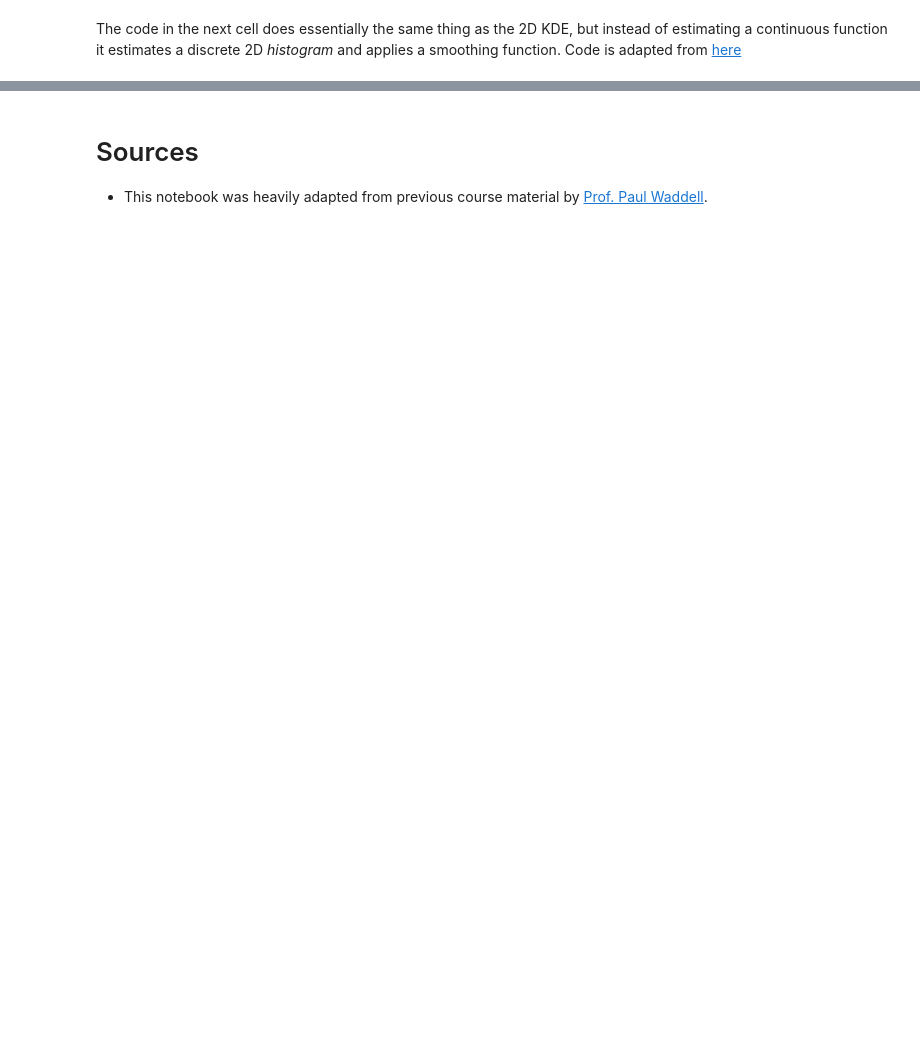
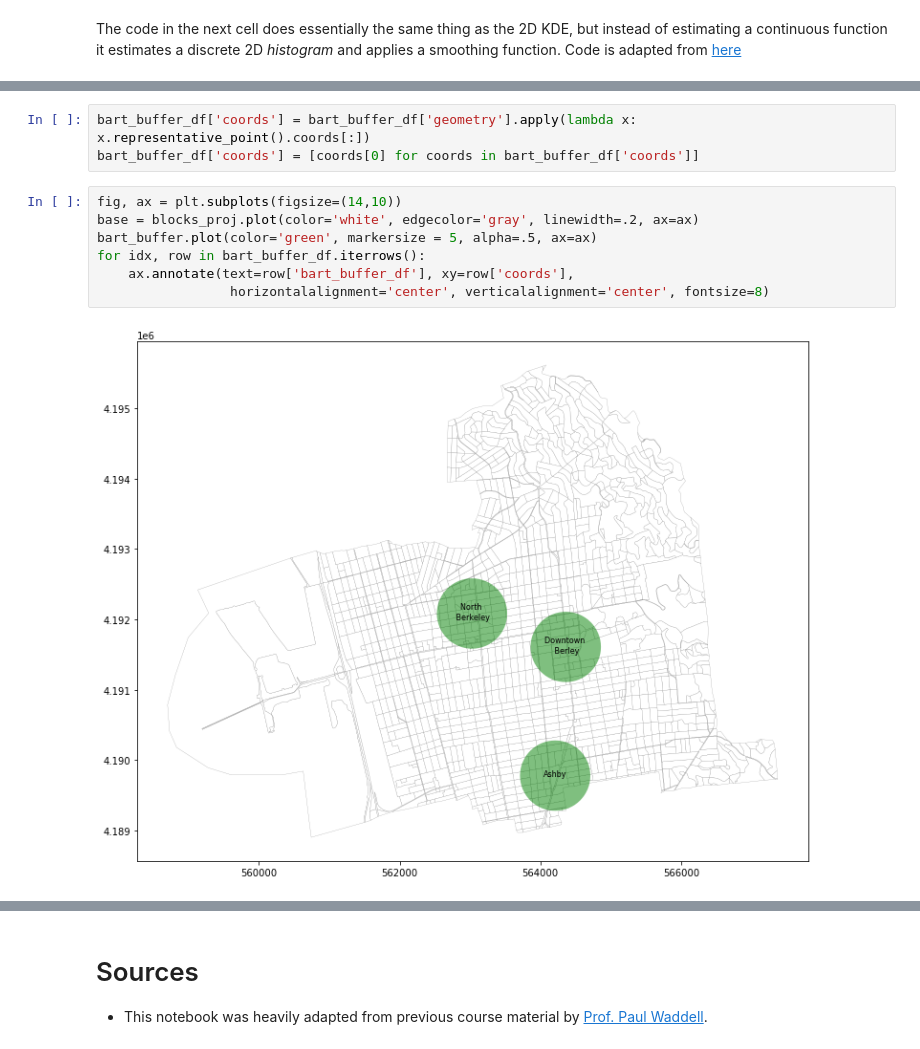
Before and after one commit to daisybellelewis/CYPLAN255, a Jupyter notebook: notebooks/lecture_14_geospatial_data_analysis.ipynb, the cells around one changed output, grey strips where cells are left out. Saved outputs shown, nothing was run; the diff lists cells and outputs as text; blank space fills up the shorter version.

```diff
--- a/notebooks/lecture_14_geospatial_data_analysis.ipynb
+++ b/notebooks/lecture_14_geospatial_data_analysis.ipynb
@@ -246,0 +380,12 @@ heatmap(geovandalism_proj_blocks, bins=190, smoothing=5)
+# %%
+bart_buffer_df['coords'] = bart_buffer_df['geometry'].apply(lambda x: x.representative_point().coords[:])
+bart_buffer_df['coords'] = [coords[0] for coords in bart_buffer_df['coords']]
+# %%
+fig, ax = plt.subplots(figsize=(14,10))
+base = blocks_proj.plot(color='white', edgecolor='gray', linewidth=.2, ax=ax)
+bart_buffer.plot(color='green', markersize = 5, alpha=.5, ax=ax)
+for idx, row in bart_buffer_df.iterrows():
+    ax.annotate(text=row['bart_buffer_df'], xy=row['coords'],
+                 horizontalalignment='center', verticalalignment='center', fontsize=8)
+# %% [output]
+[figure, added]
```
Also changed, not shown: parts of 60 cells of this notebook.
